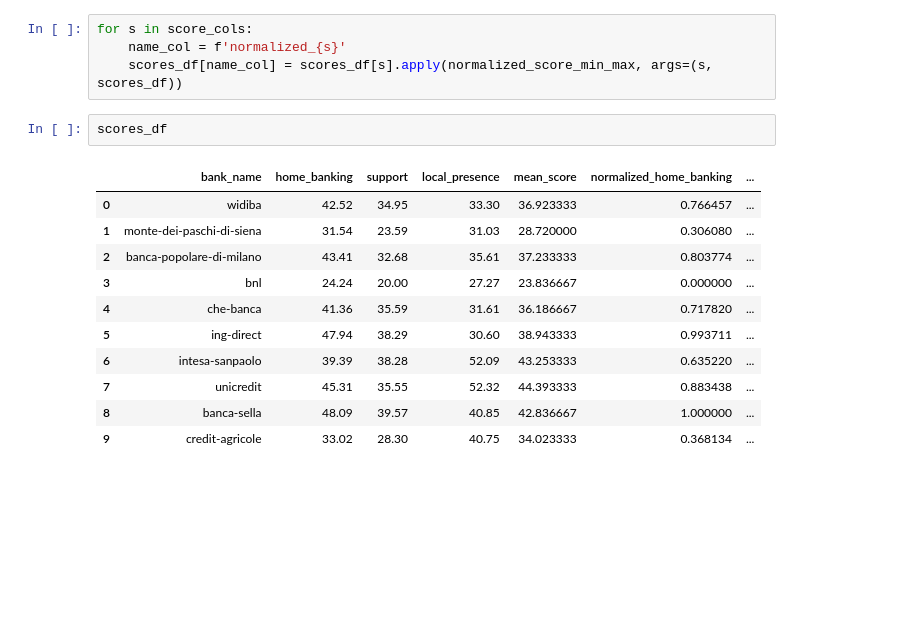
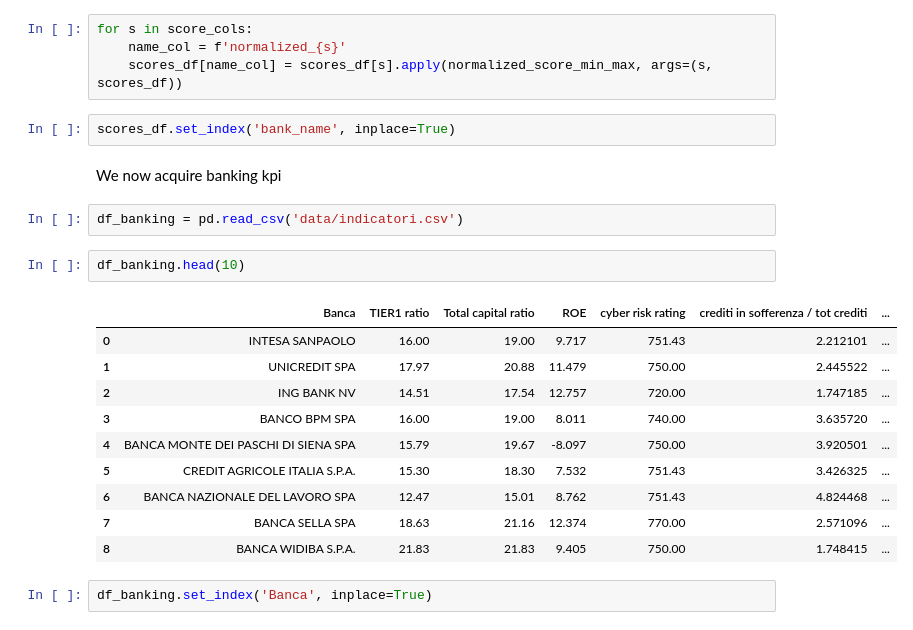
Before and after one commit to giuseppevallarelli/RighteousBanks, a Jupyter notebook: etl.ipynb, the cells around one changed output. Cells and saved outputs as stored; diff of their text form; blank space fills up the shorter version.

```diff
--- a/etl.ipynb
+++ b/etl.ipynb
@@ -279,17 +284,24 @@ score_cols = ['home_banking', 'support', 'local_presence']
 for s in score_cols:
     name_col = f'normalized_{s}'
     scores_df[name_col] = scores_df[s].apply(normalized_score_min_max, args=(s, scores_df))
-# %%
-scores_df
-# %% [output]
-|  | bank_name | home_banking | support | local_presence | mean_score | normalized_home_banking | ... |
-| 0 | widiba | 42.52 | 34.95 | 33.30 | 36.923333 | 0.766457 | ... |
-| 1 | monte-dei-paschi-di-siena | 31.54 | 23.59 | 31.03 | 28.720000 | 0.306080 | ... |
-| 2 | banca-popolare-di-milano | 43.41 | 32.68 | 35.61 | 37.233333 | 0.803774 | ... |
-| 3 | bnl | 24.24 | 20.00 | 27.27 | 23.836667 | 0.000000 | ... |
-| 4 | che-banca | 41.36 | 35.59 | 31.61 | 36.186667 | 0.717820 | ... |
-| 5 | ing-direct | 47.94 | 38.29 | 30.60 | 38.943333 | 0.993711 | ... |
-| 6 | intesa-sanpaolo | 39.39 | 38.28 | 52.09 | 43.253333 | 0.635220 | ... |
-| 7 | unicredit | 45.31 | 35.55 | 52.32 | 44.393333 | 0.883438 | ... |
-| 8 | banca-sella | 48.09 | 39.57 | 40.85 | 42.836667 | 1.000000 | ... |
-| 9 | credit-agricole | 33.02 | 28.30 | 40.75 | 34.023333 | 0.368134 | ... |
+# %%
+scores_df.set_index('bank_name', inplace=True)
+# %% [markdown]
+We now acquire banking kpi
+# %%
+df_banking = pd.read_csv('data/indicatori.csv')
+# %%
+df_banking.head(10)
+# %% [output]
+|  | Banca | TIER1 ratio | Total capital ratio | ROE | cyber risk rating | crediti in sofferenza / tot crediti | ... |
+| 0 | INTESA SANPAOLO | 16.00 | 19.00 | 9.717 | 751.43 | 2.212101 | ... |
+| 1 | UNICREDIT SPA | 17.97 | 20.88 | 11.479 | 750.00 | 2.445522 | ... |
+| 2 | ING BANK NV | 14.51 | 17.54 | 12.757 | 720.00 | 1.747185 | ... |
+| 3 | BANCO BPM SPA | 16.00 | 19.00 | 8.011 | 740.00 | 3.635720 | ... |
+| 4 | BANCA MONTE DEI PASCHI DI SIENA SPA | 15.79 | 19.67 | -8.097 | 750.00 | 3.920501 | ... |
+| 5 | CREDIT AGRICOLE ITALIA S.P.A. | 15.30 | 18.30 | 7.532 | 751.43 | 3.426325 | ... |
+| 6 | BANCA NAZIONALE DEL LAVORO SPA | 12.47 | 15.01 | 8.762 | 751.43 | 4.824468 | ... |
+| 7 | BANCA SELLA SPA | 18.63 | 21.16 | 12.374 | 770.00 | 2.571096 | ... |
+| 8 | BANCA WIDIBA S.P.A. | 21.83 | 21.83 | 9.405 | 750.00 | 1.748415 | ... |
+# %%
+df_banking.set_index('Banca', inplace=True)
```
Also changed, not shown: parts of 25 cells of this notebook, 7 other files.
